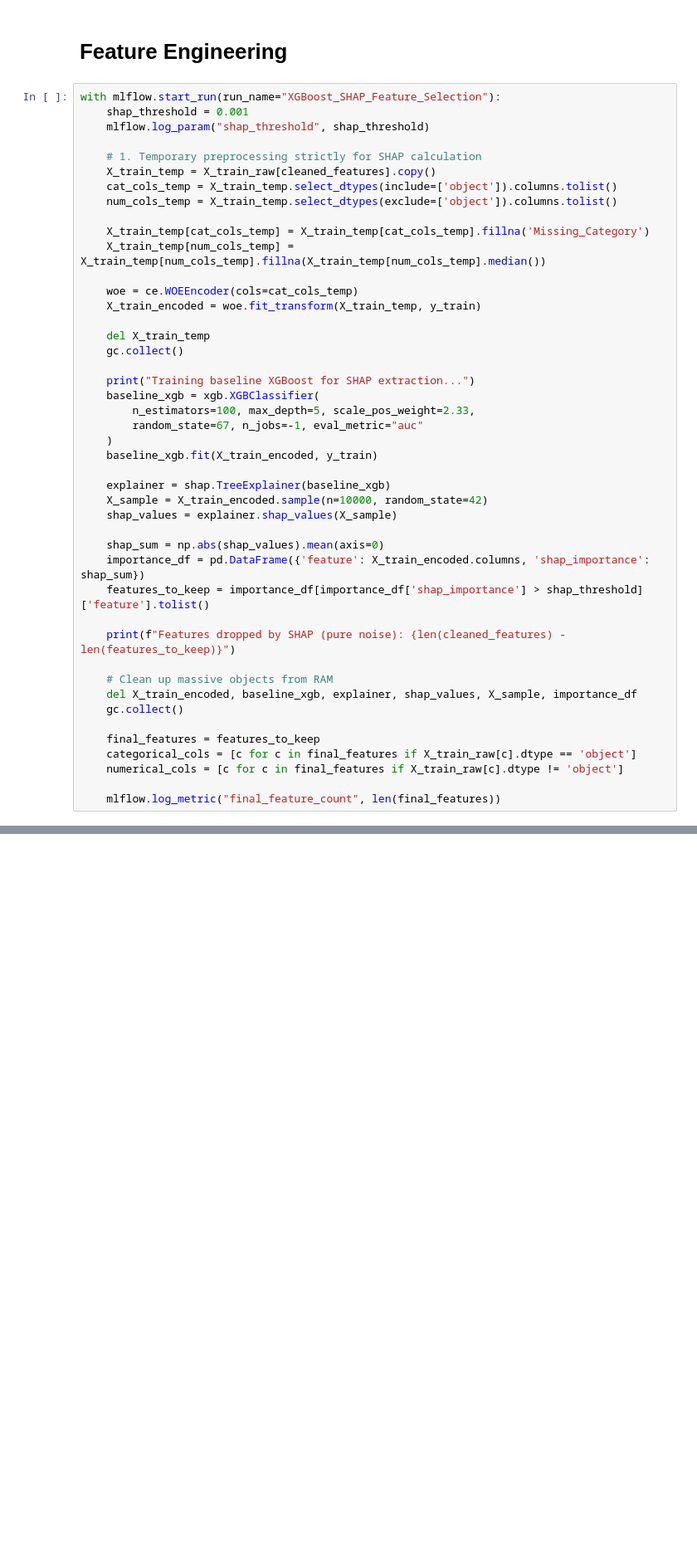
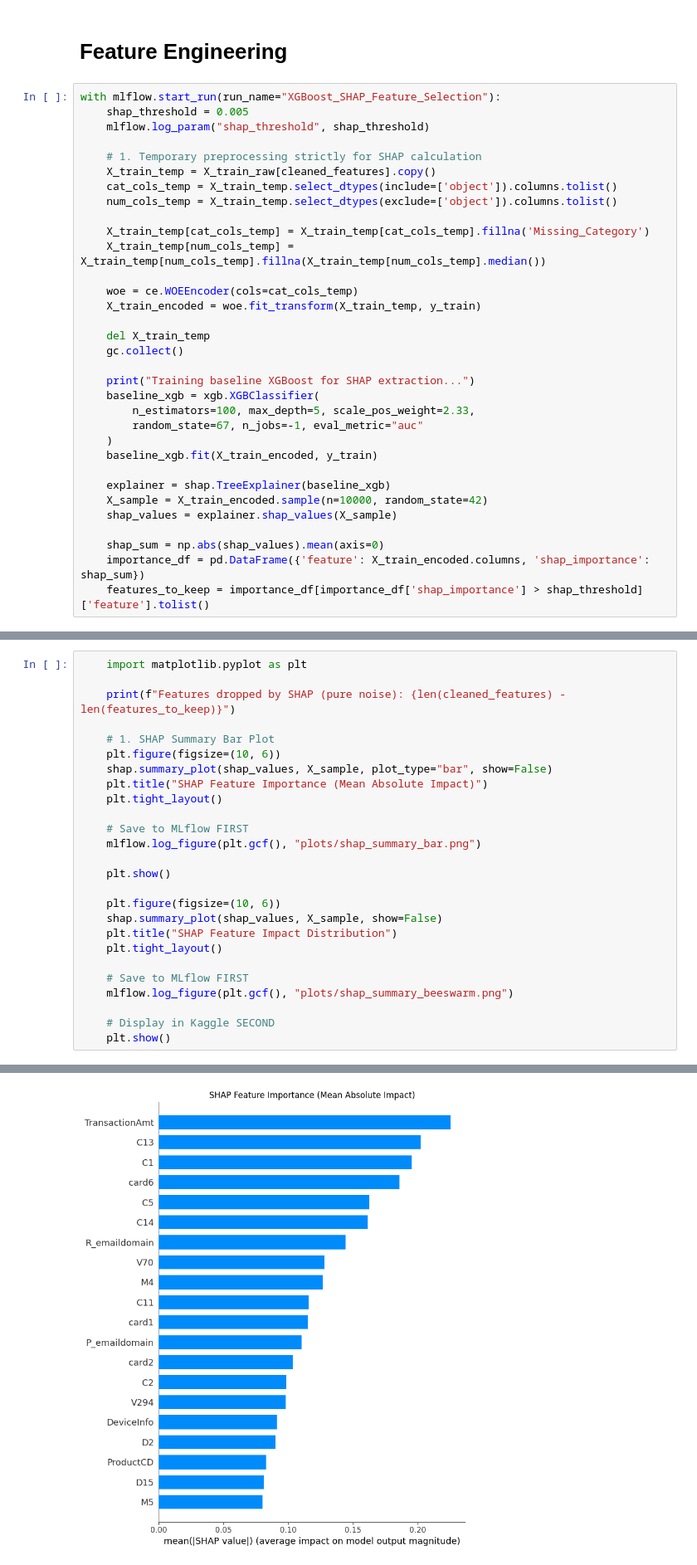
Before and after one commit to nikaduri/ml-ieee-cis-fraud-detection, a Jupyter notebook: model-experiment-xgboost.ipynb, the cells around one changed output, grey strips where cells are left out. Shown at 83% size. Drawn from its saved outputs; the diff is of its cells as text; blank space fills up the shorter version.

```diff
--- a/model-experiment-xgboost.ipynb
+++ b/model-experiment-xgboost.ipynb
@@ -99,7 +106,7 @@ with mlflow.start_run(run_name="XGBoost_Cleaning"):
 # Feature Engineering
 # %%
 with mlflow.start_run(run_name="XGBoost_SHAP_Feature_Selection"):
-    shap_threshold = 0.001
+    shap_threshold = 0.005
     mlflow.log_param("shap_threshold", shap_threshold)
 
     # 1. Temporary preprocessing strictly for SHAP calculation
@@ -130,16 +137,4 @@ with mlflow.start_run(run_name="XGBoost_SHAP_Feature_Selection"):
     shap_sum = np.abs(shap_values).mean(axis=0)
     importance_df = pd.DataFrame({'feature': X_train_encoded.columns, 'shap_importance': shap_sum})
     features_to_keep = importance_df[importance_df['shap_importance'] > shap_threshold]['feature'].tolist()
-
-    print(f"Features dropped by SHAP (pure noise): {len(cleaned_features) - len(features_to_keep)}")
-
-    # Clean up massive objects from RAM
-    del X_train_encoded, baseline_xgb, explainer, shap_values, X_sample, importance_df
-    gc.collect()
-
-    final_features = features_to_keep
-    categorical_cols = [c for c in final_features if X_train_raw[c].dtype == 'object']
-    numerical_cols = [c for c in final_features if X_train_raw[c].dtype != 'object']
-
-    mlflow.log_metric("final_feature_count", len(final_features))
 # %% [output]
@@ -152 +143,28 @@ Features dropped by SHAP (pure noise): 198
 🧪 View experiment at: https://dagshub.com/nikaduri/ml-ieee-cis-fraud-detection.mlflow/#/experiments/8
+# %%
+    import matplotlib.pyplot as plt
+
+    print(f"Features dropped by SHAP (pure noise): {len(cleaned_features) - len(features_to_keep)}")
+
+    # 1. SHAP Summary Bar Plot
+    plt.figure(figsize=(10, 6))
+    shap.summary_plot(shap_values, X_sample, plot_type="bar", show=False)
+    plt.title("SHAP Feature Importance (Mean Absolute Impact)")
+    plt.tight_layout()
+
+    # Save to MLflow FIRST
+    mlflow.log_figure(plt.gcf(), "plots/shap_summary_bar.png")
+
+    plt.show()
+
+    plt.figure(figsize=(10, 6))
+    shap.summary_plot(shap_values, X_sample, show=False)
+    plt.title("SHAP Feature Impact Distribution")
+    plt.tight_layout()
+
+    # Save to MLflow FIRST
+    mlflow.log_figure(plt.gcf(), "plots/shap_summary_beeswarm.png")
+
+    # Display in Kaggle SECOND
+    plt.show()
+# %% [output]
@@ -152,0 +172 @@ Features dropped by SHAP (pure noise): 198
+[figure, added]
```
Also changed, not shown: parts of 8 cells of this notebook.
